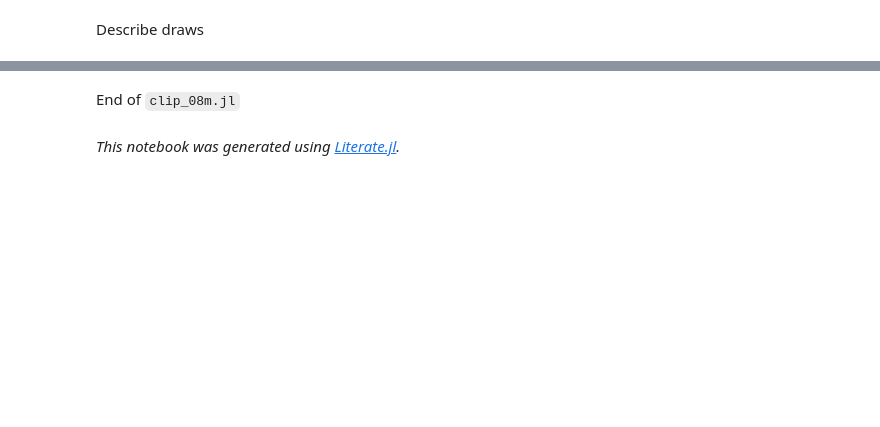
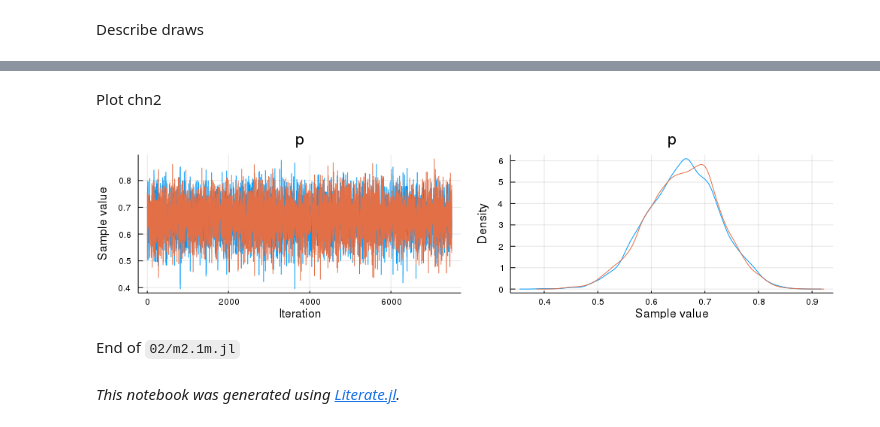
Before and after one commit to StatisticalRethinkingJulia/MambaModels.jl, a Jupyter notebook: notebooks/02/m2.1m.ipynb, the cells around one changed output, grey strips where cells are left out. Drawn from its saved outputs; the diff is of its cells as text; code cells hidden in the pictures; blank space fills up the shorter version.

Commit message:
Switched over to MCMCChains

```diff
--- a/notebooks/02/m2.1m.ipynb
+++ b/notebooks/02/m2.1m.ipynb
@@ -36,7 +36,7 @@ setsamplers!(model, scheme);
 # %% [markdown]
 MCMC Simulations
 # %%
-sim = mcmc(model, globe_toss, inits, 10000, burnin=2500, thin=1, chains=2);
+chn = mcmc(model, globe_toss, inits, 10000, burnin=2500, thin=1, chains=2);
 # %% [output]
 MCMC Simulation of 10000 Iterations x 2 Chains...
 
@@ -74,0 +77,2 @@ p 0.52545787 0.615673 0.6625751 0.70608747 0.78407011
+# %%
+chn2 = MCMCChains.Chains(chn.value, Symbol.(chn.names))
@@ -75,4 +109,10 @@ p 0.52545787 0.615673 0.6625751 0.70608747 0.78407011
+# %% [markdown]
+Plot chn2
+# %%
+MCMCChains.plot(chn2)
+# %% [output]
+[figure, added]
 # %% [markdown]
-End of `clip_08m.jl`
+End of `02/m2.1m.jl`
 # %% [markdown]
 *This notebook was generated using [Literate.jl](https://github.com/fredrikekre/Literate.jl).*
```
Also changed, not shown: parts of 7 cells of this notebook, 8 other files.
